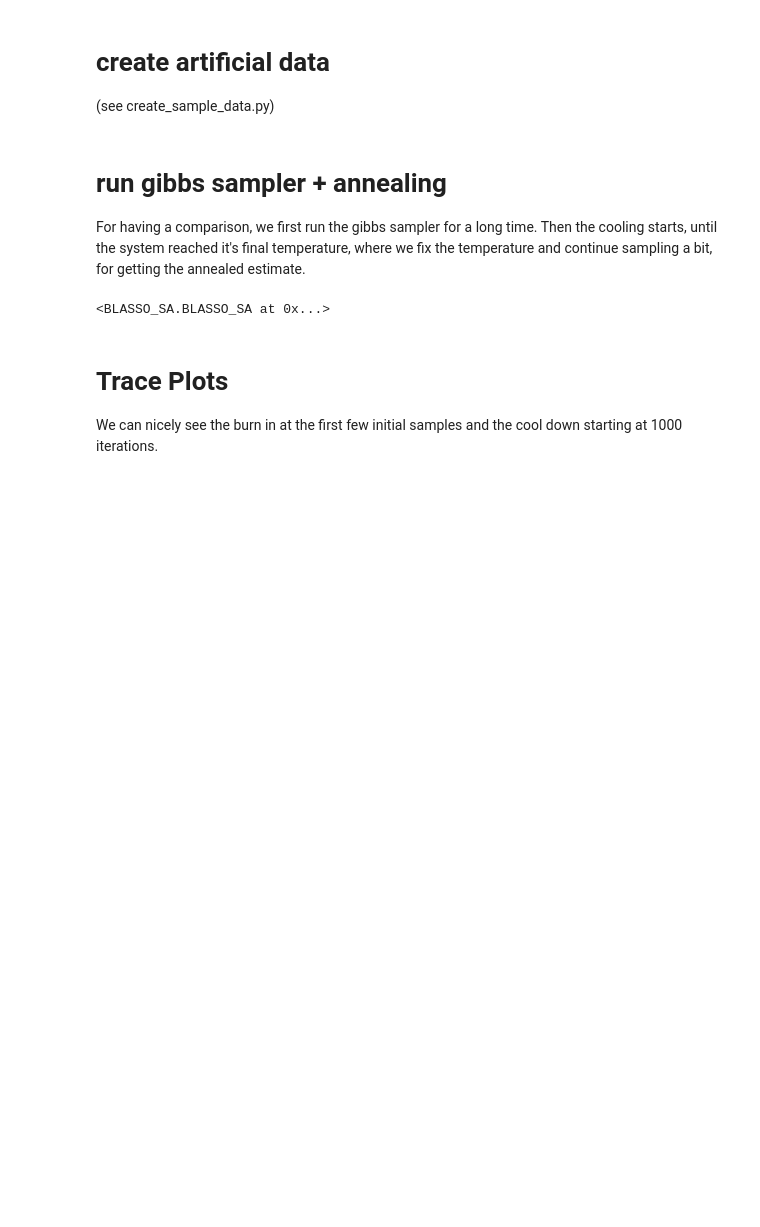
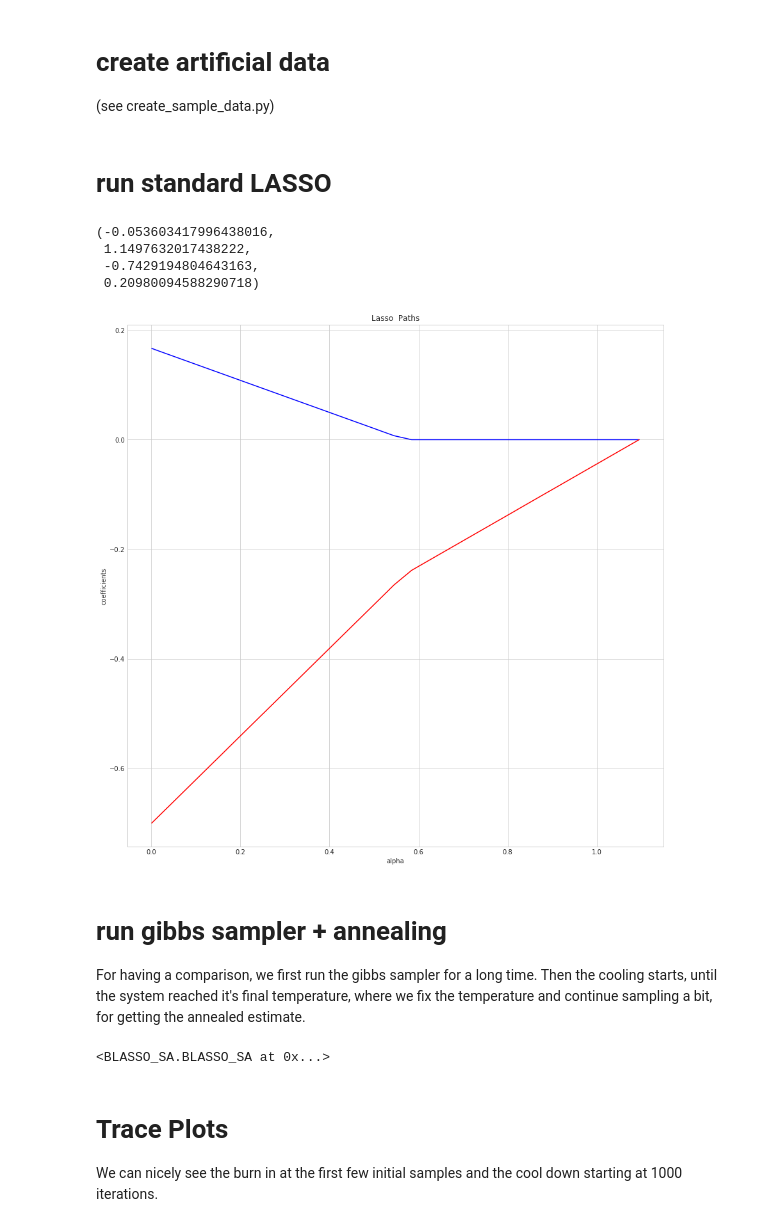
Before and after one commit to FabricioArendTorres/BLASSO_SA, a Jupyter notebook: Diagnostics Artificial Data.ipynb, the cells around one changed output. Saved outputs shown, nothing was run; the diff lists cells and outputs as text; code cells hidden in the pictures; blank space fills up the shorter version.

```diff
--- a/Diagnostics Artificial Data.ipynb
+++ b/Diagnostics Artificial Data.ipynb
@@ -18,3 +30,28 @@ create_sample_data.main(seed = 1425, n = 1000, m = 30, num_nonzero=15)
+# %% [markdown]
+# run standard LASSO
+# %%
+t1 = time.time()
+alphas_lasso, coefs_lasso, _  = lasso_path(X, Y_)
+
+plt.figure(1, figsize=(15,15))
+ax = plt.gca()
+
+colors = cycle(['b', 'r', 'g', 'c', 'k'])
+neg_log_alphas_lasso = alphas_lasso#-np.log10(alphas_lasso)
+for coef_l,  c in zip(coefs_lasso, colors):
+    l1 = plt.plot(neg_log_alphas_lasso, coef_l, c=c)
+
+#plt.xlabel('-Log(alpha)')
+plt.xlabel('alpha')
+plt.ylabel('coefficients')
+plt.title('Lasso  Paths')
+plt.axis('tight')
+# %% [output]
+(-0.053603417996438016,
+ 1.1497632017438222,
+ -0.7429194804643163,
+ 0.20980094588290718)
+[figure, added]
 # %% [markdown]
 # run gibbs sampler + annealing
 For having a comparison, we first run the gibbs sampler for a long time.
```
Also changed, not shown: parts of 9 cells of this notebook, 2 other files.
